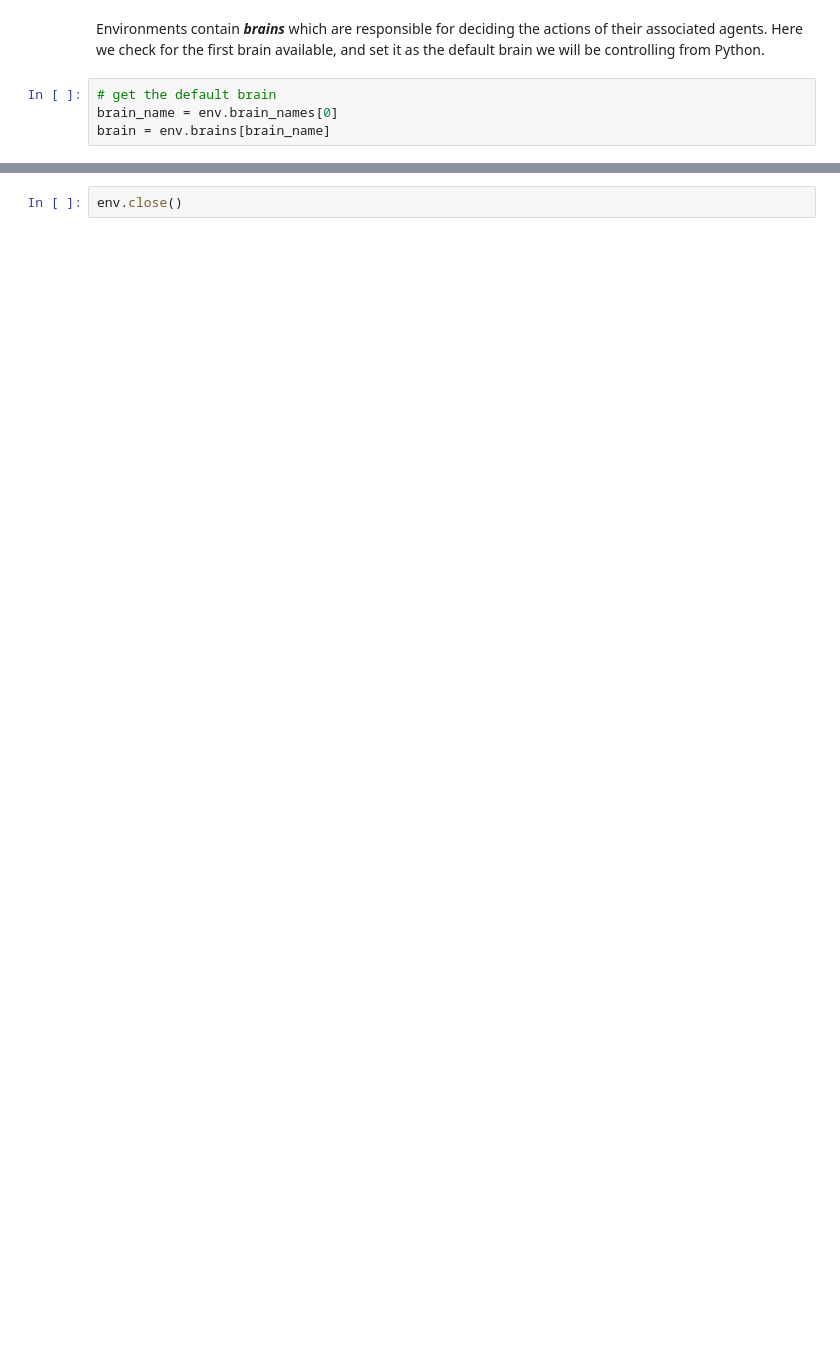
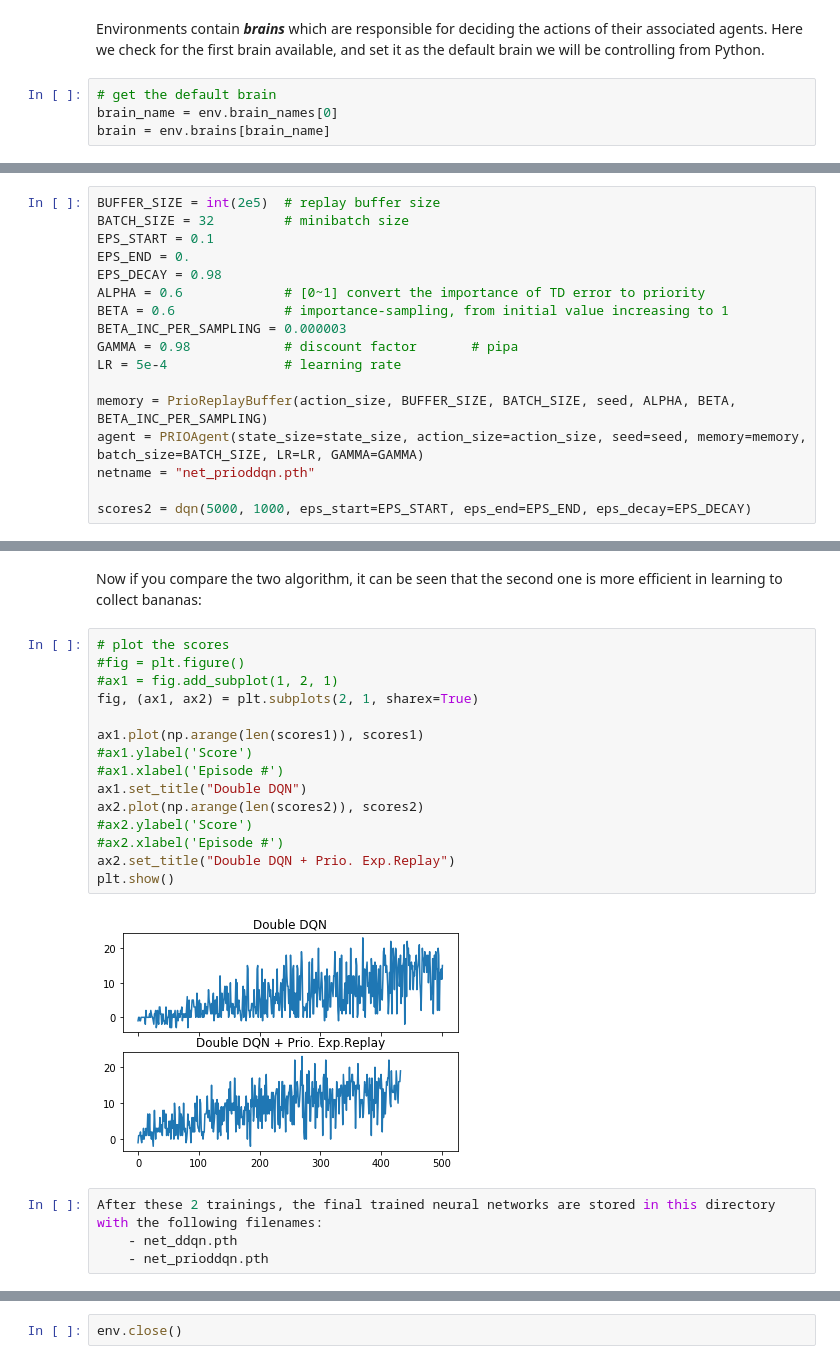
Before and after one commit to danthe42/drlnd_p1, a Jupyter notebook: Navigation.ipynb, the cells around one changed output, grey strips where cells are left out. Saved outputs shown, nothing was run; the diff lists cells and outputs as text; blank space fills up the shorter version.

```diff
--- a/Navigation.ipynb
+++ b/Navigation.ipynb
@@ -129,0 +189,17 @@ agent = Agent(state_size=state_size, action_size=action_size, seed=0)
+# %%
+BUFFER_SIZE = int(2e5)  # replay buffer size
+BATCH_SIZE = 32         # minibatch size
+EPS_START = 0.1
+EPS_END = 0.
+EPS_DECAY = 0.98
+ALPHA = 0.6             # [0~1] convert the importance of TD error to priority
+BETA = 0.6              # importance-sampling, from initial value increasing to 1
+BETA_INC_PER_SAMPLING = 0.000003
+GAMMA = 0.98            # discount factor       # pipa
+LR = 5e-4               # learning rate
+
+memory = PrioReplayBuffer(action_size, BUFFER_SIZE, BATCH_SIZE, seed, ALPHA, BETA, BETA_INC_PER_SAMPLING)
+agent = PRIOAgent(state_size=state_size, action_size=action_size, seed=seed, memory=memory, batch_size=BATCH_SIZE, LR=LR, GAMMA=GAMMA)
+netname = "net_prioddqn.pth"
+
+scores2 = dqn(5000, 1000, eps_start=EPS_START, eps_end=EPS_END, eps_decay=EPS_DECAY)
@@ -129,0 +215,23 @@ agent = Agent(state_size=state_size, action_size=action_size, seed=0)
+# %% [markdown]
+Now if you compare the two algorithm, it can be seen that the second one is more efficient in learning to collect bananas:
+# %%
+# plot the scores
+#fig = plt.figure()
+#ax1 = fig.add_subplot(1, 2, 1)
+fig, (ax1, ax2) = plt.subplots(2, 1, sharex=True)
+
+ax1.plot(np.arange(len(scores1)), scores1)
+#ax1.ylabel('Score')
+#ax1.xlabel('Episode #')
+ax1.set_title("Double DQN")
+ax2.plot(np.arange(len(scores2)), scores2)
+#ax2.ylabel('Score')
+#ax2.xlabel('Episode #')
+ax2.set_title("Double DQN + Prio. Exp.Replay")
+plt.show()
+# %% [output]
+[figure, added]
+# %%
+After these 2 trainings, the final trained neural networks are stored in this directory with the following filenames:
+    - net_ddqn.pth
+    - net_prioddqn.pth
```
Also changed, not shown: parts of 29 cells of this notebook, 2 other files.
